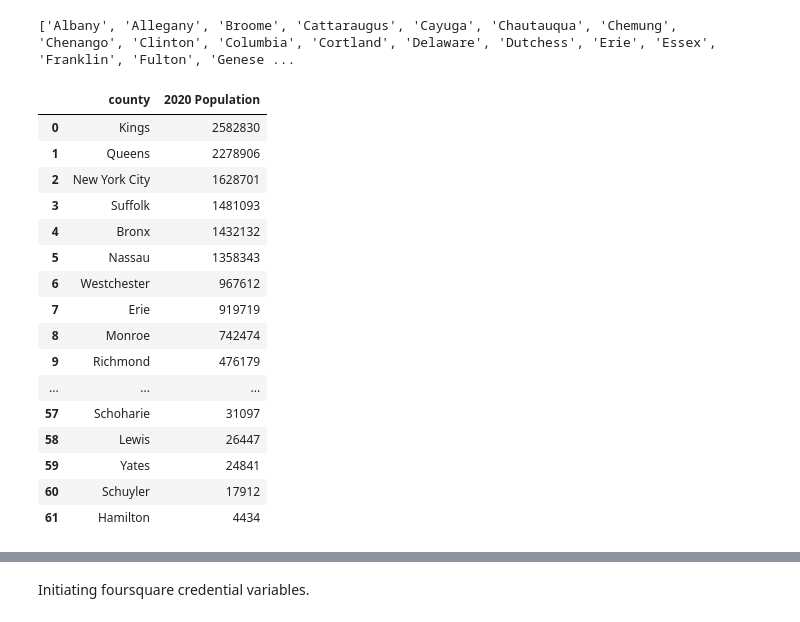
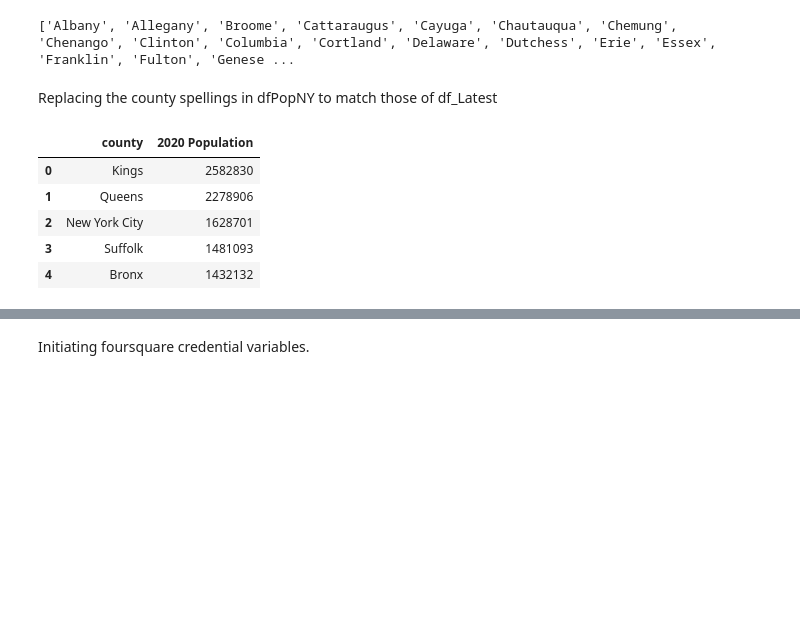
Before and after one commit to TasneemYou/Coursera_Capstone, a Jupyter notebook: The Battle of Neighborhoods.ipynb, the cells around one changed output, grey strips where cells are left out. Saved outputs shown, nothing was run; the diff lists cells and outputs as text; code cells hidden in the pictures; blank space fills up the shorter version.

```diff
--- a/The Battle of Neighborhoods.ipynb
+++ b/The Battle of Neighborhoods.ipynb
@@ -162,6 +147,8 @@ print(sorted(dfPopNY.county))
 print(sorted(df_Latest.county))
 # %% [output]
 ['Albany', 'Allegany', 'Broome', 'Cattaraugus', 'Cayuga', 'Chautauqua', 'Chemung', 'Chenango', 'Clinton', 'Columbia', 'Cortland', 'Delaware', 'Dutchess', 'Erie', 'Essex', 'Franklin', 'Fulton', 'Genese ...
+# %% [markdown]
+Replacing the county spellings in dfPopNY to match those of df_Latest
 # %%
 dfPopNY["county"].replace({"Alba": "Albany", "Allega": "Allegany"}, inplace=True)
 # %%
@@ -169,22 +156,11 @@ dfPopNY["county"].replace({"Chenang": "Chenango", "Cli": "Clinton",'Frankli':'Fr
 # %%
 dfPopNY["county"].replace({"Montgomer": "Montgomery", "Nassa": "Nassau",'New York':'New York City','Ontari':'Ontario','Osweg':'Oswego','Otseg':'Otsego','Schenectad':'Schenectady',"Steube":'Steuben','Sulliva':'Sullivan','Warre':'Warren','Washing':'Washington'}, inplace=True)
 # %%
-dfPopNY
+dfPopNY.head()
 # %% [output]
 |  | county | 2020 Population |
 | 0 | Kings | 2582830 |
 | 1 | Queens | 2278906 |
 | 2 | New York City | 1628701 |
 | 3 | Suffolk | 1481093 |
 | 4 | Bronx | 1432132 |
-| 5 | Nassau | 1358343 |
-| 6 | Westchester | 967612 |
-| 7 | Erie | 919719 |
-| 8 | Monroe | 742474 |
-| 9 | Richmond | 476179 |
-| ... | ... | ... |
-| 57 | Schoharie | 31097 |
-| 58 | Lewis | 26447 |
-| 59 | Yates | 24841 |
-| 60 | Schuyler | 17912 |
-| 61 | Hamilton | 4434 |
```
Also changed, not shown: parts of 72 cells of this notebook.
